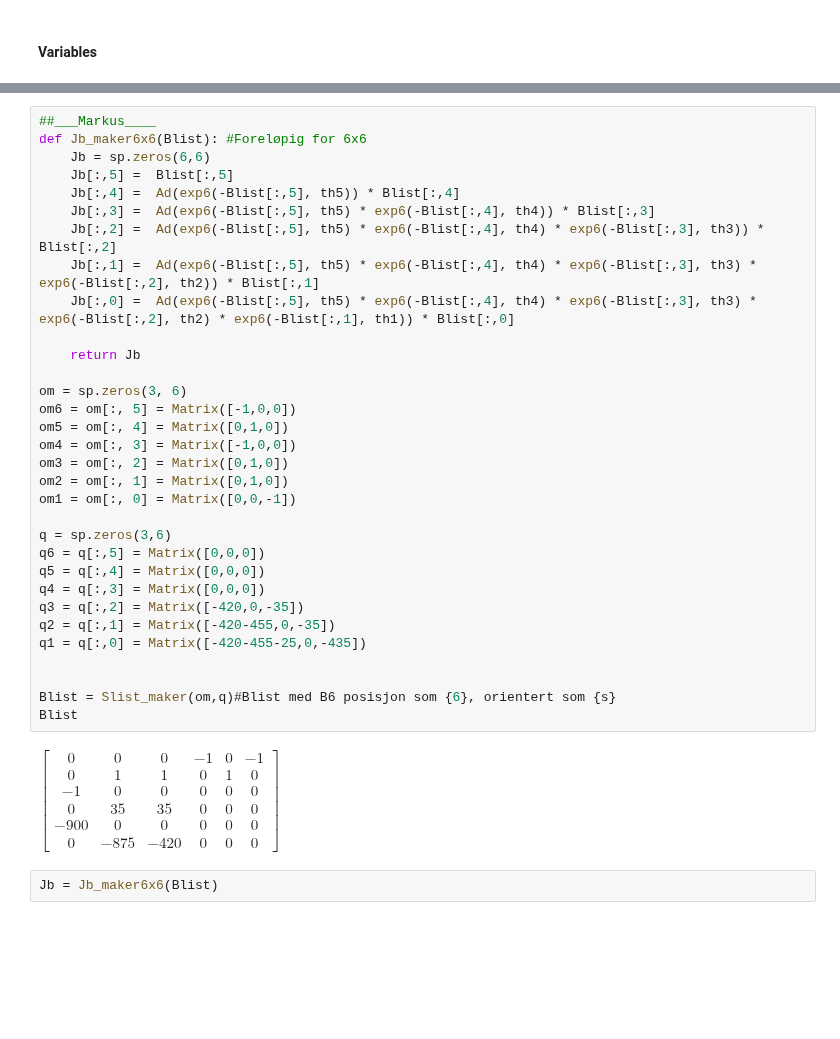
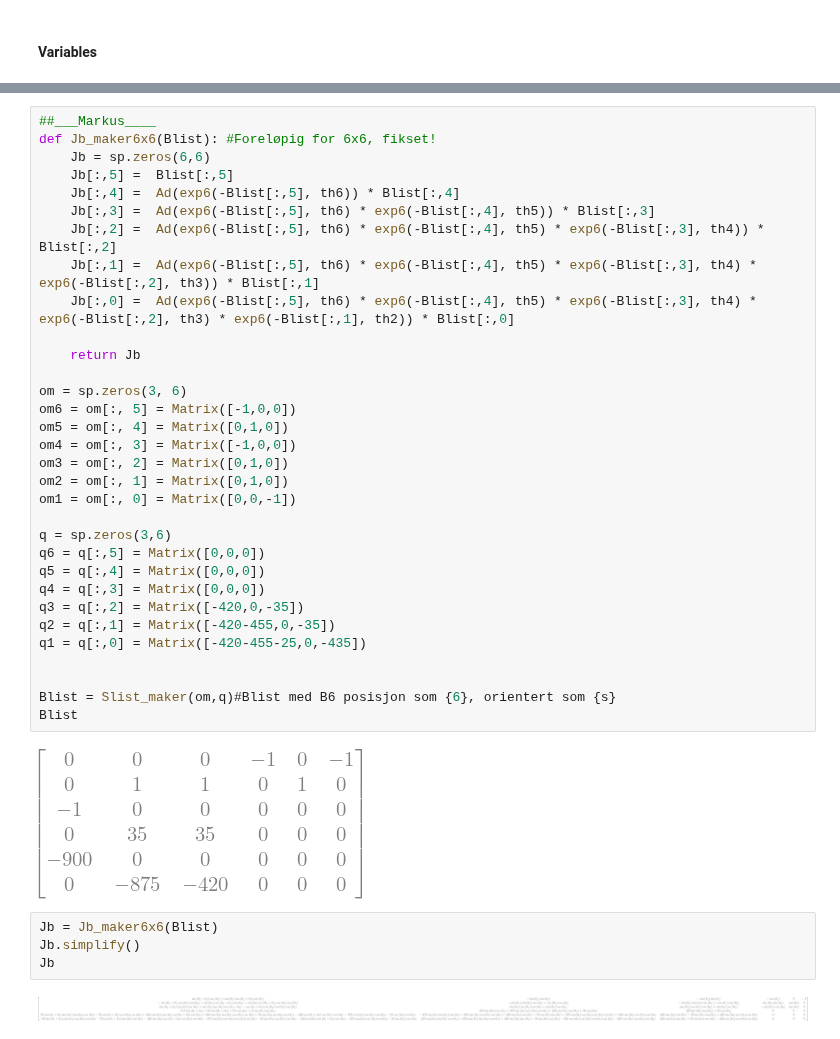
Before and after one commit to BirkHveding/RobotTek, a Jupyter notebook: task_4.ipynb, the cells around one changed output, grey strips where cells are left out. Saved outputs shown, nothing was run; the diff lists cells and outputs as text; blank space fills up the shorter version.

```diff
--- a/task_4.ipynb
+++ b/task_4.ipynb
@@ -61,36 +61,40 @@ $\displaystyle \left[\begin{matrix}-1 & 0 & 0 & 0 & 0 & 0\\0 & -1 & -1 & 0 & -1
 # %%
 ##___Markus____
-def Jb_maker6x6(Blist): #Foreløpig for 6x6
+def Jb_maker6x6(Blist): #Foreløpig for 6x6, fikset!
     Jb = sp.zeros(6,6)
     Jb[:,5] =  Blist[:,5]
-    Jb[:,4] =  Ad(exp6(-Blist[:,5], th5)) * Blist[:,4]
-    Jb[:,3] =  Ad(exp6(-Blist[:,5], th5) * exp6(-Blist[:,4], th4)) * Blist[:,3]
-    Jb[:,2] =  Ad(exp6(-Blist[:,5], th5) * exp6(-Blist[:,4], th4) * exp6(-Blist[:,3], th3)) * Blist[:,2]
-    Jb[:,1] =  Ad(exp6(-Blist[:,5], th5) * exp6(-Blist[:,4], th4) * exp6(-Blist[:,3], th3) * exp6(-Blist[:,2], th2)) * Blist[:,1]
-    Jb[:,0] =  Ad(exp6(-Blist[:,5], th5) * exp6(-Blist[:,4], th4) * exp6(-Blist[:,3], th3) * exp6(-Blist[:,2], th2) * exp6(-Blist[:,1], th1)) * Blist[:,0]
+    Jb[:,4] =  Ad(exp6(-Blist[:,5], th6)) * Blist[:,4]
+    Jb[:,3] =  Ad(exp6(-Blist[:,5], th6) * exp6(-Blist[:,4], th5)) * Blist[:,3]
+    Jb[:,2] =  Ad(exp6(-Blist[:,5], th6) * exp6(-Blist[:,4], th5) * exp6(-Blist[:,3], th4)) * Blist[:,2]
+    Jb[:,1] =  Ad(exp6(-Blist[:,5], th6) * exp6(-Blist[:,4], th5) * exp6(-Blist[:,3], th4) * exp6(-Blist[:,2], th3)) * Blist[:,1]
+    Jb[:,0] =  Ad(exp6(-Blist[:,5], th6) * exp6(-Blist[:,4], th5) * exp6(-Blist[:,3], th4) * exp6(-Blist[:,2], th3) * exp6(-Blist[:,1], th2)) * Blist[:,0]
 
     return Jb
 
 om = sp.zeros(3, 6)
 om6 = om[:, 5] = Matrix([-1,0,0])
 om5 = om[:, 4] = Matrix([0,1,0])
 om4 = om[:, 3] = Matrix([-1,0,0])
 om3 = om[:, 2] = Matrix([0,1,0])
 om2 = om[:, 1] = Matrix([0,1,0])
 om1 = om[:, 0] = Matrix([0,0,-1])
 
 q = sp.zeros(3,6)
 q6 = q[:,5] = Matrix([0,0,0])
 q5 = q[:,4] = Matrix([0,0,0])
 q4 = q[:,3] = Matrix([0,0,0])
 q3 = q[:,2] = Matrix([-420,0,-35])
 q2 = q[:,1] = Matrix([-420-455,0,-35])
 q1 = q[:,0] = Matrix([-420-455-25,0,-435])
 
 
 Blist = Slist_maker(om,q)#Blist med B6 posisjon som {6}, orientert som {s}
 Blist
 # %% [output]
-$\displaystyle \left[\begin{matrix}0 & 0 & 0 & -1 & 0 & -1\\0 & 1 & 1 & 0 & 1 & 0\\-1 & 0 & 0 & 0 & 0 & 0\\0 & 35 & 35 & 0 & 0 & 0\\-900 & 0 & 0 & 0 & 0 & 0\\0 & -875 & -420 & 0 & 0 & 0\end{matrix}\right]$
+[figure, added]
 # %%
 Jb = Jb_maker6x6(Blist)
+Jb.simplify()
+Jb
+# %% [output]
+[figure, added]
```
Also changed, not shown: parts of 21 cells of this notebook.
